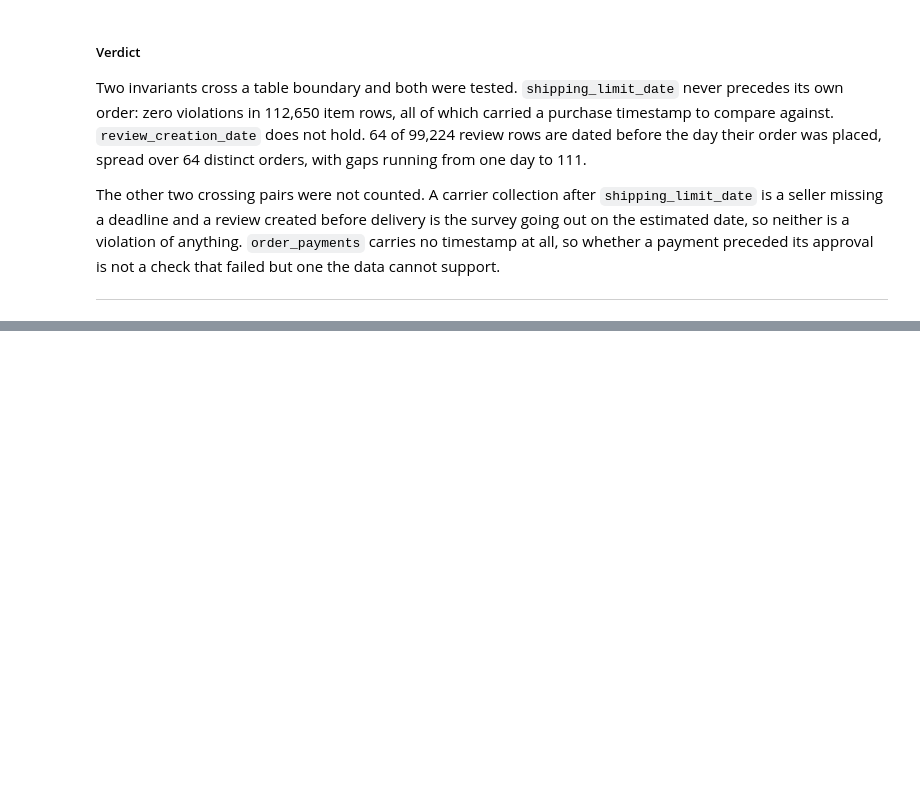
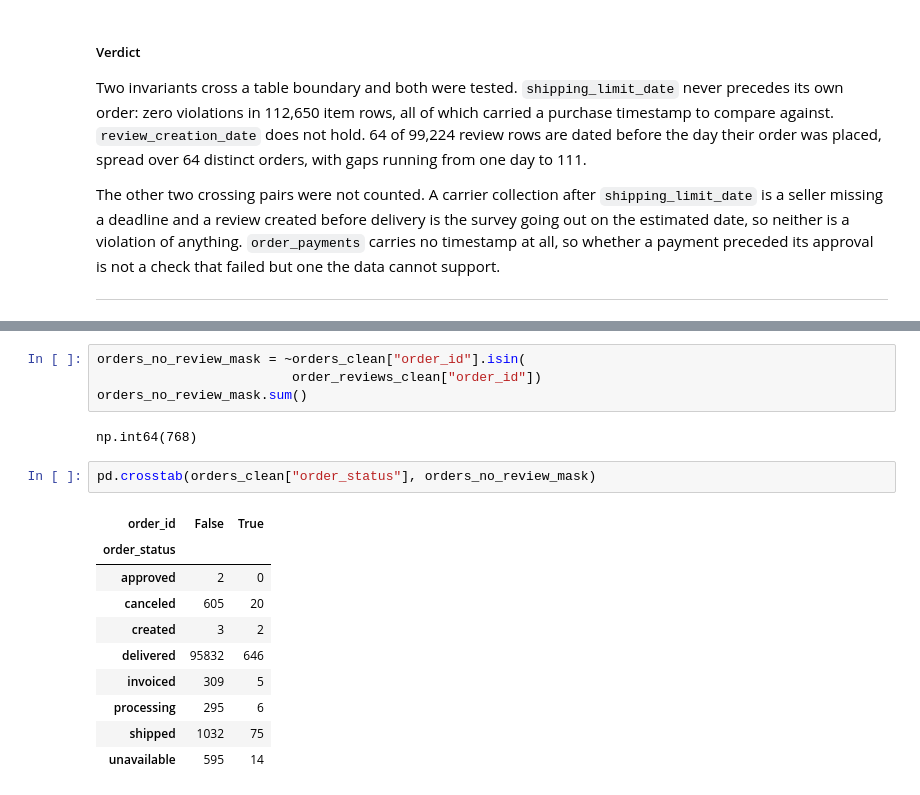
Before and after one commit to Spyrsial/olist-ecommerce-data-cleaning-eda, a Jupyter notebook: 01_data_cleaning.ipynb, the cells around one changed output, grey strips where cells are left out. Saved outputs shown, nothing was run; the diff lists cells and outputs as text; blank space fills up the shorter version.

```diff
--- a/01_data_cleaning.ipynb
+++ b/01_data_cleaning.ipynb
@@ -1765,0 +1789,19 @@ The other two crossing pairs were not counted. A carrier collection after `shipp
+# %%
+orders_no_review_mask = ~orders_clean["order_id"].isin(
+                         order_reviews_clean["order_id"])
+orders_no_review_mask.sum()
+# %% [output]
+np.int64(768)
+# %%
+pd.crosstab(orders_clean["order_status"], orders_no_review_mask)
+# %% [output]
+| order_id | False | True |
+| order_status |  |  |
+| approved | 2 | 0 |
+| canceled | 605 | 20 |
+| created | 3 | 2 |
+| delivered | 95832 | 646 |
+| invoiced | 309 | 5 |
+| processing | 295 | 6 |
+| shipped | 1032 | 75 |
+| unavailable | 595 | 14 |
```
Also changed, not shown: parts of 5 cells of this notebook.
